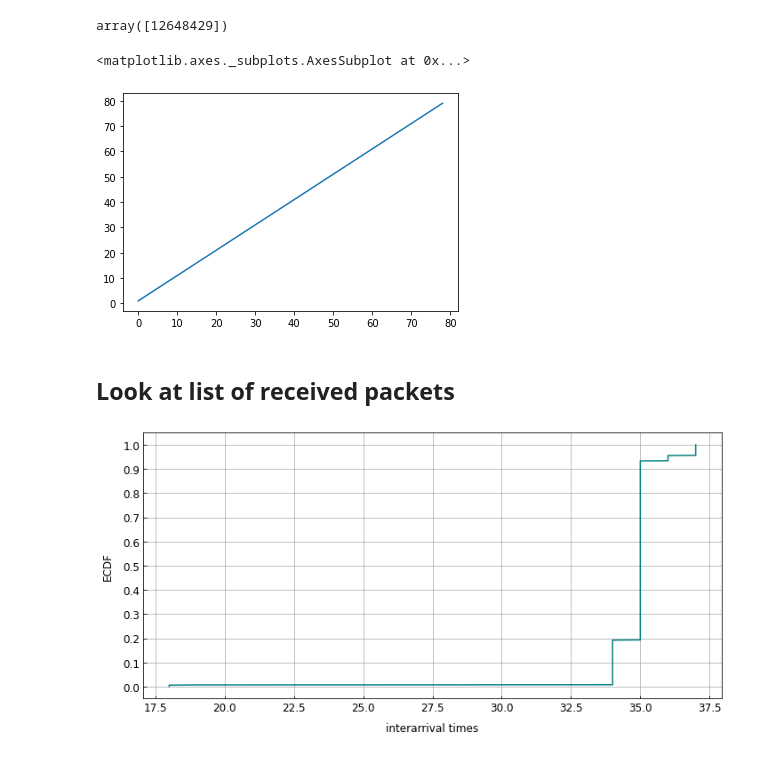
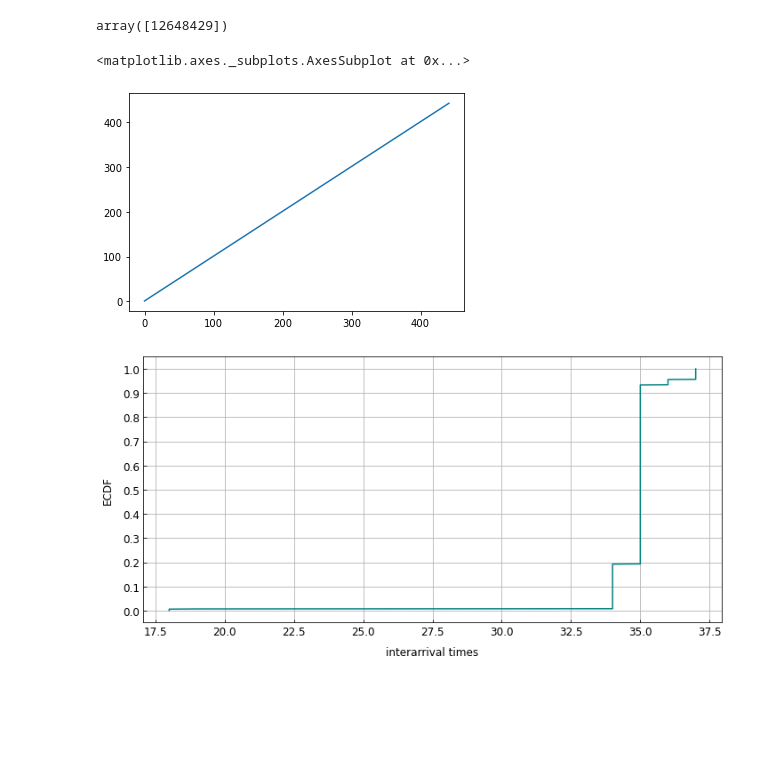
Before and after one commit to denama/ReCoCo, a Jupyter notebook: simulation_analysis/sim_analysis.ipynb, the cells around one changed output. Cells and saved outputs as stored; diff of their text form; code cells hidden in the pictures; blank space fills up the shorter version.

```diff
--- a/simulation_analysis/sim_analysis.ipynb
+++ b/simulation_analysis/sim_analysis.ipynb
@@ -62,0 +55,3 @@ df
+# %%
+df_packets = dict_df['out_main2.txt']
+df_packets
@@ -65,12 +74,10 @@ df.ssrc.unique()
 # %% [output]
 array([12648429])
 # %%
-df[df.ssrc == 12648429].sequence_number.plot()
+df_packets[df_packets.ssrc == 12648429].sequence_number.plot()
 # %% [output]
 <matplotlib.axes._subplots.AxesSubplot at 0x...>
-[figure, old version]
+[figure, new version]
-# %% [markdown]
-## Look at list of received packets
 # %%
 ssrc = df_packets["ssrc"].unique()[0]
 df = pd.DataFrame(df_packets[df_packets["ssrc"] == ssrc])
```
Also changed, not shown: parts of 17 cells of this notebook, 23 other files.
